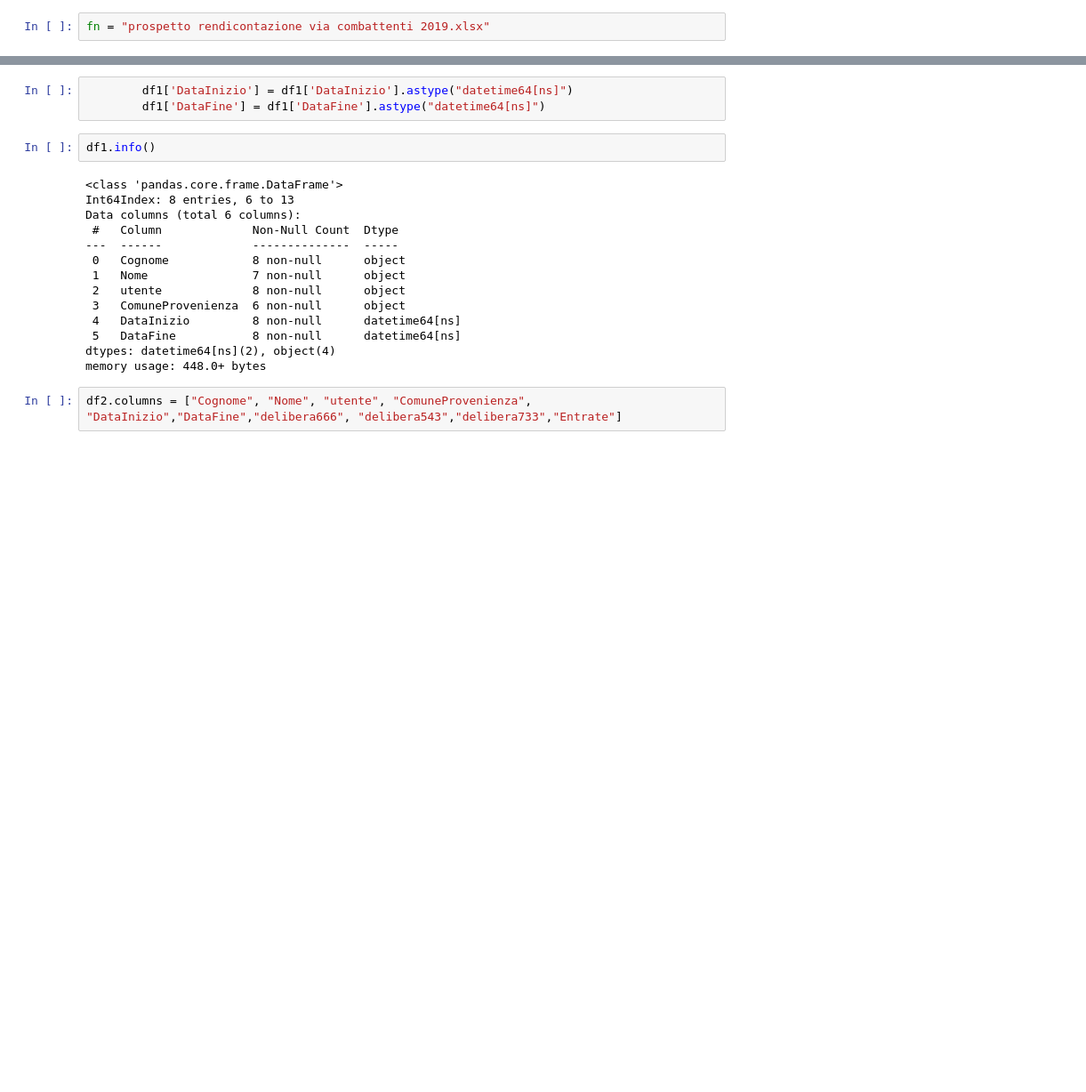
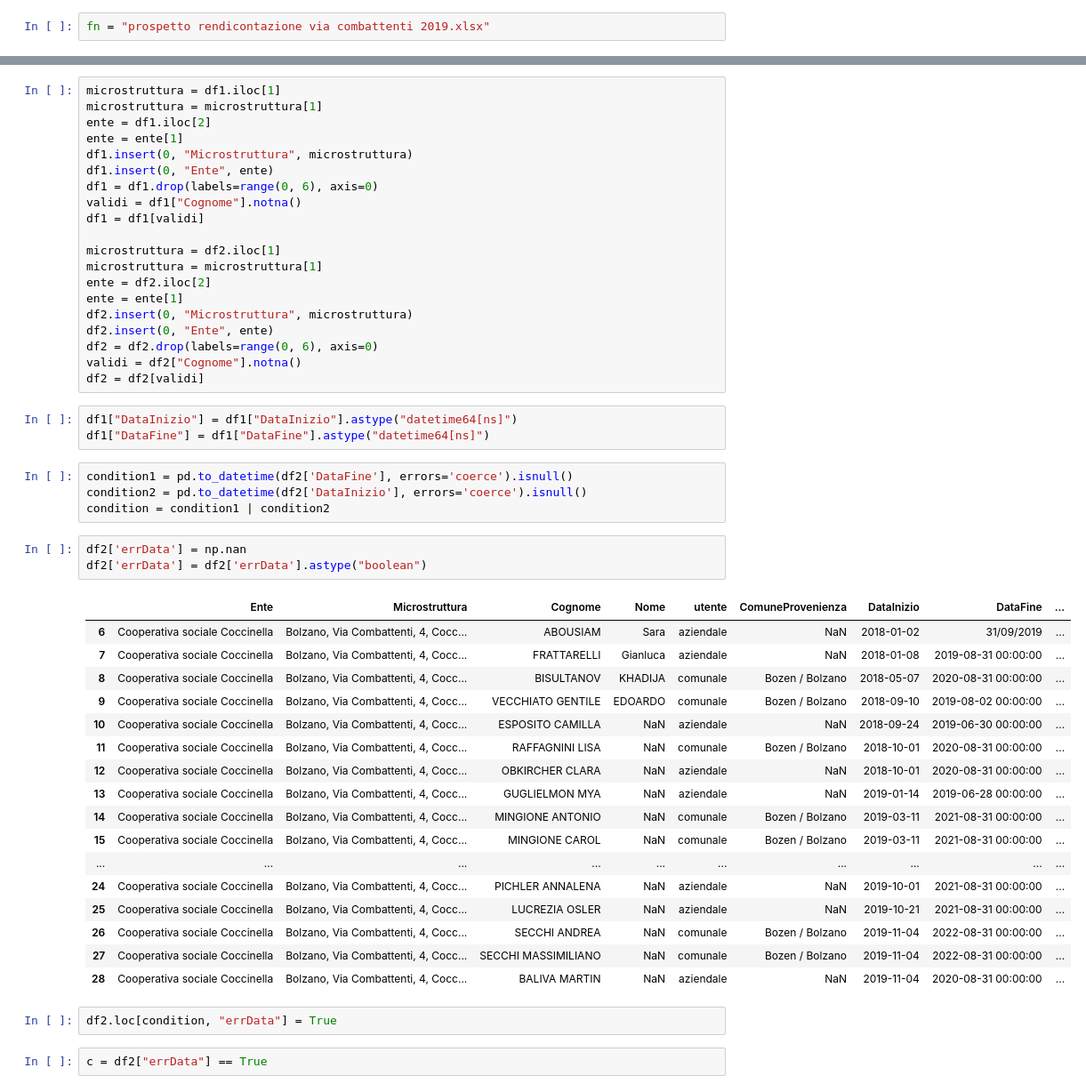
Before and after one commit to stfzz/max, a Jupyter notebook: pages/Jupyter/kitas.ipynb, the cells around one changed output, grey strips where cells are left out. Shown: that part at 89% size. Saved outputs shown, nothing was run; the diff lists cells and outputs as text; blank space fills up the shorter version.

```diff
--- a/pages/Jupyter/kitas.ipynb
+++ b/pages/Jupyter/kitas.ipynb
@@ -49,22 +17,53 @@ df3
+# %%
+microstruttura = df1.iloc[1]
+microstruttura = microstruttura[1]
+ente = df1.iloc[2]
+ente = ente[1]
+df1.insert(0, "Microstruttura", microstruttura)
+df1.insert(0, "Ente", ente)
+df1 = df1.drop(labels=range(0, 6), axis=0)
+validi = df1["Cognome"].notna()
+df1 = df1[validi]
+
+microstruttura = df2.iloc[1]
+microstruttura = microstruttura[1]
+ente = df2.iloc[2]
+ente = ente[1]
+df2.insert(0, "Microstruttura", microstruttura)
+df2.insert(0, "Ente", ente)
+df2 = df2.drop(labels=range(0, 6), axis=0)
+validi = df2["Cognome"].notna()
+df2 = df2[validi]
 # %%
-        df1['DataInizio'] = df1['DataInizio'].astype("datetime64[ns]")
-        df1['DataFine'] = df1['DataFine'].astype("datetime64[ns]")
+df1["DataInizio"] = df1["DataInizio"].astype("datetime64[ns]")
+df1["DataFine"] = df1["DataFine"].astype("datetime64[ns]")
-# %%
-df1.info()
-# %% [output]
-<class 'pandas.core.frame.DataFrame'>
-Int64Index: 8 entries, 6 to 13
-Data columns (total 6 columns):
- #   Column             Non-Null Count  Dtype
----  ------             --------------  -----
- 0   Cognome            8 non-null      object
- 1   Nome               7 non-null      object
- 2   utente             8 non-null      object
- 3   ComuneProvenienza  6 non-null      object
- 4   DataInizio         8 non-null      datetime64[ns]
- 5   DataFine           8 non-null      datetime64[ns]
-dtypes: datetime64[ns](2), object(4)
-memory usage: 448.0+ bytes
-# %%
-df2.columns = ["Cognome", "Nome", "utente", "ComuneProvenienza", "DataInizio","DataFine","delibera666", "delibera543","delibera733","Entrate"]
+# %%
+condition1 = pd.to_datetime(df2['DataFine'], errors='coerce').isnull()
+condition2 = pd.to_datetime(df2['DataInizio'], errors='coerce').isnull()
+condition = condition1 | condition2
+# %%
+df2['errData'] = np.nan
+df2['errData'] = df2['errData'].astype("boolean")
+# %% [output]
+|  | Ente | Microstruttura | Cognome | Nome | utente | ComuneProvenienza | DataInizio | DataFine | ... |
+| 6 | Cooperativa sociale Coccinella | Bolzano, Via Combattenti, 4, Cocc... | ABOUSIAM | Sara | aziendale | NaN | 2018-01-02 | 31/09/2019 | ... |
+| 7 | Cooperativa sociale Coccinella | Bolzano, Via Combattenti, 4, Cocc... | FRATTARELLI | Gianluca | aziendale | NaN | 2018-01-08 | 2019-08-31 00:00:00 | ... |
+| 8 | Cooperativa sociale Coccinella | Bolzano, Via Combattenti, 4, Cocc... | BISULTANOV | KHADIJA | comunale | Bozen / Bolzano | 2018-05-07 | 2020-08-31 00:00:00 | ... |
+| 9 | Cooperativa sociale Coccinella | Bolzano, Via Combattenti, 4, Cocc... | VECCHIATO GENTILE | EDOARDO | comunale | Bozen / Bolzano | 2018-09-10 | 2019-08-02 00:00:00 | ... |
+| 10 | Cooperativa sociale Coccinella | Bolzano, Via Combattenti, 4, Cocc... | ESPOSITO CAMILLA | NaN | aziendale | NaN | 2018-09-24 | 2019-06-30 00:00:00 | ... |
+| 11 | Cooperativa sociale Coccinella | Bolzano, Via Combattenti, 4, Cocc... | RAFFAGNINI LISA | NaN | comunale | Bozen / Bolzano | 2018-10-01 | 2020-08-31 00:00:00 | ... |
+| 12 | Cooperativa sociale Coccinella | Bolzano, Via Combattenti, 4, Cocc... | OBKIRCHER CLARA | NaN | aziendale | NaN | 2018-10-01 | 2020-08-31 00:00:00 | ... |
+| 13 | Cooperativa sociale Coccinella | Bolzano, Via Combattenti, 4, Cocc... | GUGLIELMON MYA | NaN | aziendale | NaN | 2019-01-14 | 2019-06-28 00:00:00 | ... |
+| 14 | Cooperativa sociale Coccinella | Bolzano, Via Combattenti, 4, Cocc... | MINGIONE ANTONIO | NaN | comunale | Bozen / Bolzano | 2019-03-11 | 2021-08-31 00:00:00 | ... |
+| 15 | Cooperativa sociale Coccinella | Bolzano, Via Combattenti, 4, Cocc... | MINGIONE CAROL | NaN | comunale | Bozen / Bolzano | 2019-03-11 | 2021-08-31 00:00:00 | ... |
+| ... | ... | ... | ... | ... | ... | ... | ... | ... | ... |
+| 24 | Cooperativa sociale Coccinella | Bolzano, Via Combattenti, 4, Cocc... | PICHLER ANNALENA | NaN | aziendale | NaN | 2019-10-01 | 2021-08-31 00:00:00 | ... |
+| 25 | Cooperativa sociale Coccinella | Bolzano, Via Combattenti, 4, Cocc... | LUCREZIA OSLER | NaN | aziendale | NaN | 2019-10-21 | 2021-08-31 00:00:00 | ... |
+| 26 | Cooperativa sociale Coccinella | Bolzano, Via Combattenti, 4, Cocc... | SECCHI ANDREA | NaN | comunale | Bozen / Bolzano | 2019-11-04 | 2022-08-31 00:00:00 | ... |
+| 27 | Cooperativa sociale Coccinella | Bolzano, Via Combattenti, 4, Cocc... | SECCHI MASSIMILIANO | NaN | comunale | Bozen / Bolzano | 2019-11-04 | 2022-08-31 00:00:00 | ... |
+| 28 | Cooperativa sociale Coccinella | Bolzano, Via Combattenti, 4, Cocc... | BALIVA MARTIN | NaN | aziendale | NaN | 2019-11-04 | 2020-08-31 00:00:00 | ... |
+# %%
+df2.loc[condition, "errData"] = True
+# %%
+c = df2["errData"] == True
 # %%
```
Also changed, not shown: parts of 13 cells of this notebook, 2 other files.
